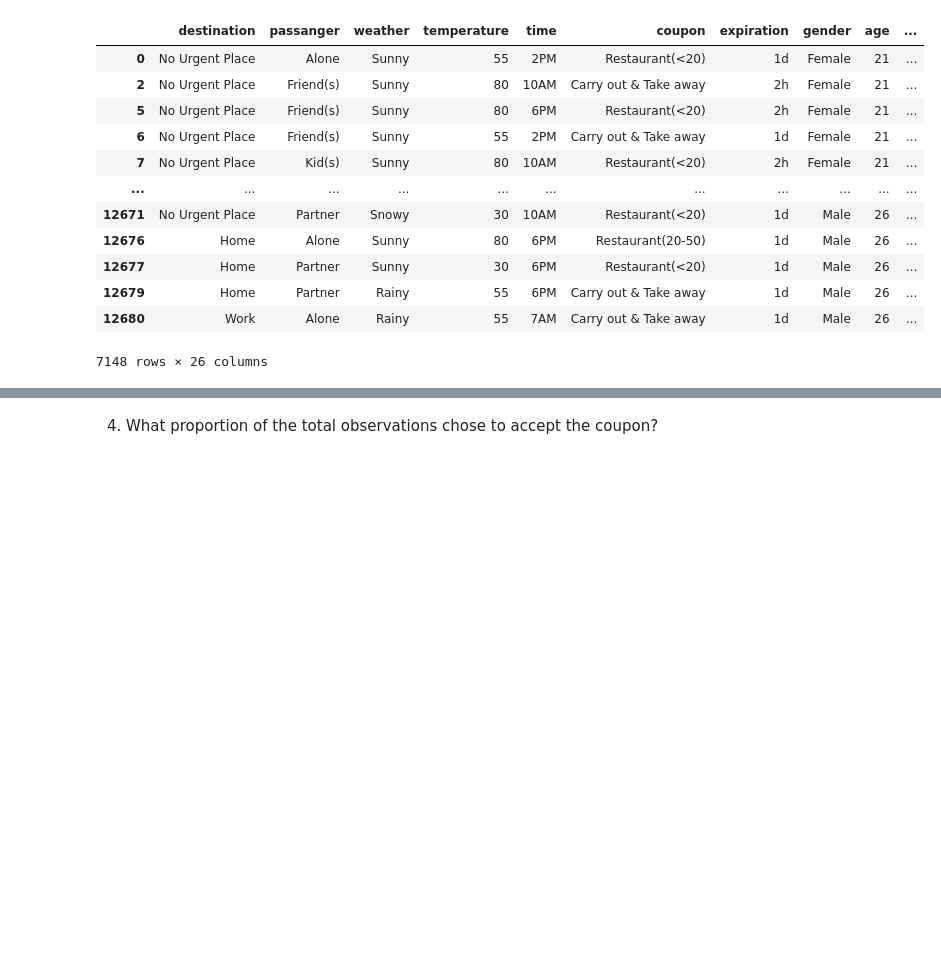
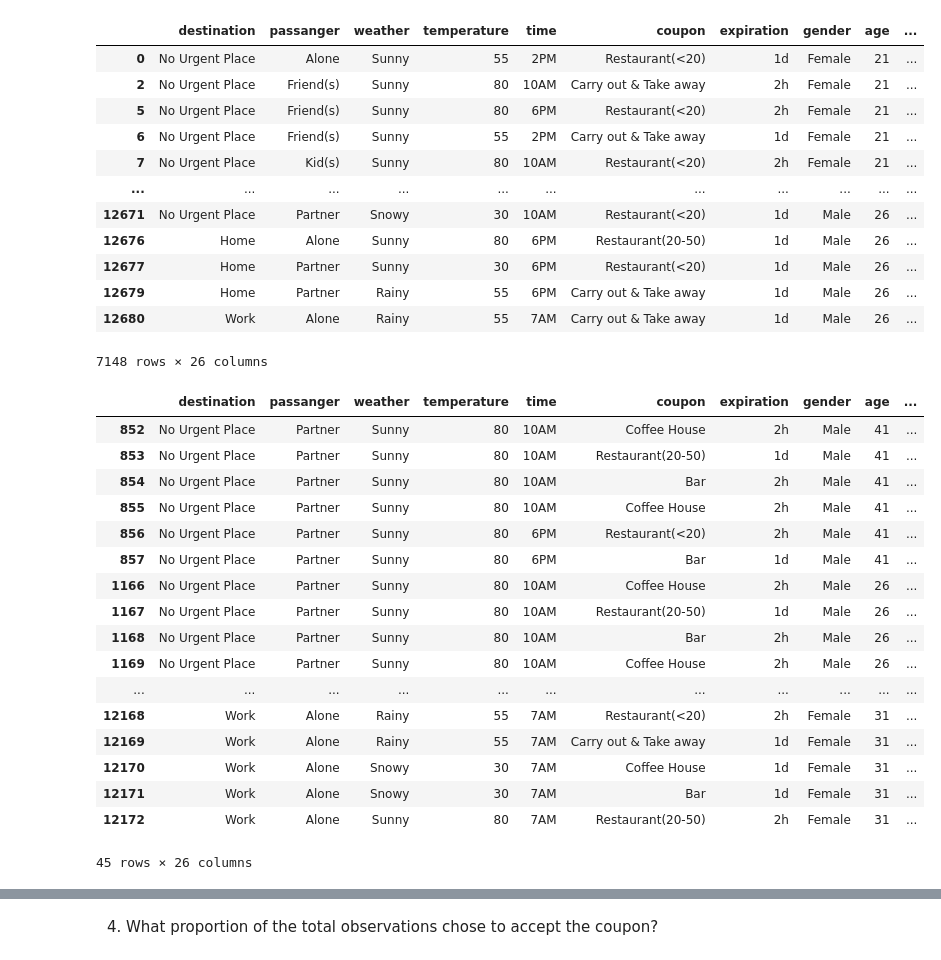
Before and after one commit to spiderweb2828/AIML-Assignment1, a Jupyter notebook: prompt.ipynb, the cells around one changed output, grey strips where cells are left out. Saved outputs shown, nothing was run; the diff lists cells and outputs as text; code cells hidden in the pictures; blank space fills up the shorter version.

```diff
--- a/prompt.ipynb
+++ b/prompt.ipynb
@@ -152,3 +153,25 @@ tmp_dataset['car'] = tmp_dataset['car'].fillna("Unknown Transportation")
 # lets work on the Bar nans.
 # tmp_dataset.query( 'Bar.isnull() & has_children > 0', engine='python')
 tmp_dataset.loc[(tmp_dataset['Bar'].isnull() & tmp_dataset['has_children'] > 0),'Bar'] ='never'
+# %%
+# tmp_dataset.query( 'has_children == 0 & Bar == "never"', engine='python')
+tmp_dataset.query( 'Bar.isnull() & has_children== 0', engine='python')
+# %% [output]
+|  | destination | passanger | weather | temperature | time | coupon | expiration | gender | age | ... |
+| 852 | No Urgent Place | Partner | Sunny | 80 | 10AM | Coffee House | 2h | Male | 41 | ... |
+| 853 | No Urgent Place | Partner | Sunny | 80 | 10AM | Restaurant(20-50) | 1d | Male | 41 | ... |
+| 854 | No Urgent Place | Partner | Sunny | 80 | 10AM | Bar | 2h | Male | 41 | ... |
+| 855 | No Urgent Place | Partner | Sunny | 80 | 10AM | Coffee House | 2h | Male | 41 | ... |
+| 856 | No Urgent Place | Partner | Sunny | 80 | 6PM | Restaurant(<20) | 2h | Male | 41 | ... |
+| 857 | No Urgent Place | Partner | Sunny | 80 | 6PM | Bar | 1d | Male | 41 | ... |
+| 1166 | No Urgent Place | Partner | Sunny | 80 | 10AM | Coffee House | 2h | Male | 26 | ... |
+| 1167 | No Urgent Place | Partner | Sunny | 80 | 10AM | Restaurant(20-50) | 1d | Male | 26 | ... |
+| 1168 | No Urgent Place | Partner | Sunny | 80 | 10AM | Bar | 2h | Male | 26 | ... |
+| 1169 | No Urgent Place | Partner | Sunny | 80 | 10AM | Coffee House | 2h | Male | 26 | ... |
+| ... | ... | ... | ... | ... | ... | ... | ... | ... | ... | ... |
+| 12168 | Work | Alone | Rainy | 55 | 7AM | Restaurant(<20) | 2h | Female | 31 | ... |
+| 12169 | Work | Alone | Rainy | 55 | 7AM | Carry out & Take away | 1d | Female | 31 | ... |
+| 12170 | Work | Alone | Snowy | 30 | 7AM | Coffee House | 1d | Female | 31 | ... |
+| 12171 | Work | Alone | Snowy | 30 | 7AM | Bar | 1d | Female | 31 | ... |
+| 12172 | Work | Alone | Sunny | 80 | 7AM | Restaurant(20-50) | 2h | Female | 31 | ... |
+45 rows × 26 columns
```
Also changed, not shown: parts of 6 cells of this notebook.
